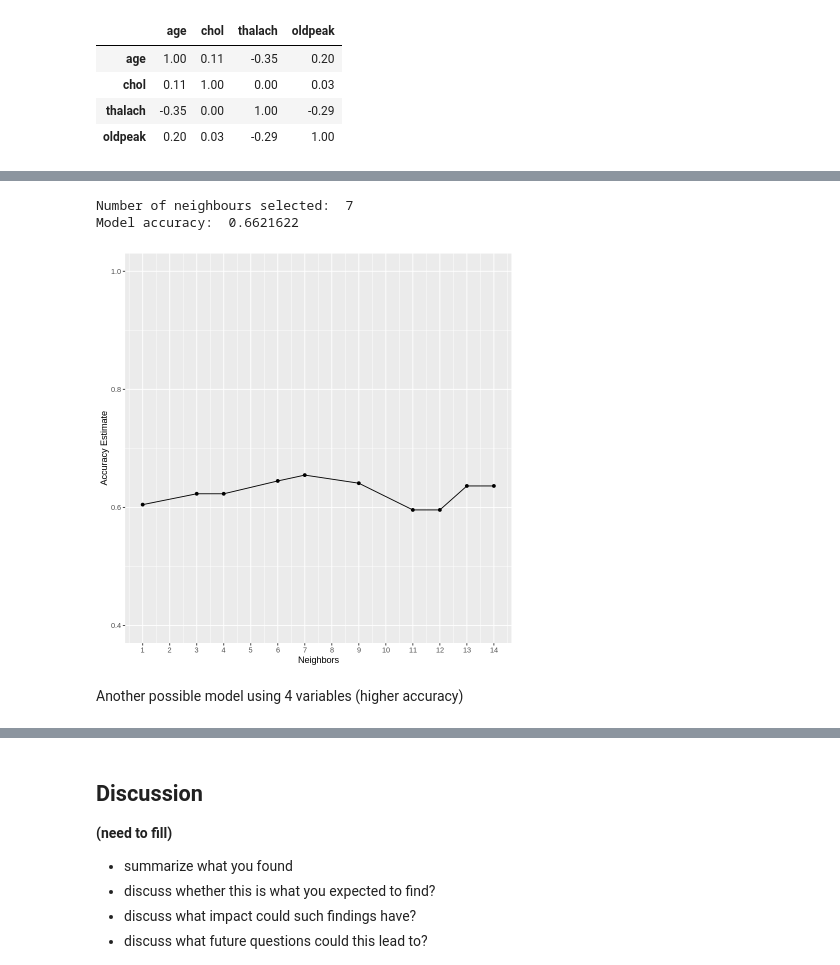
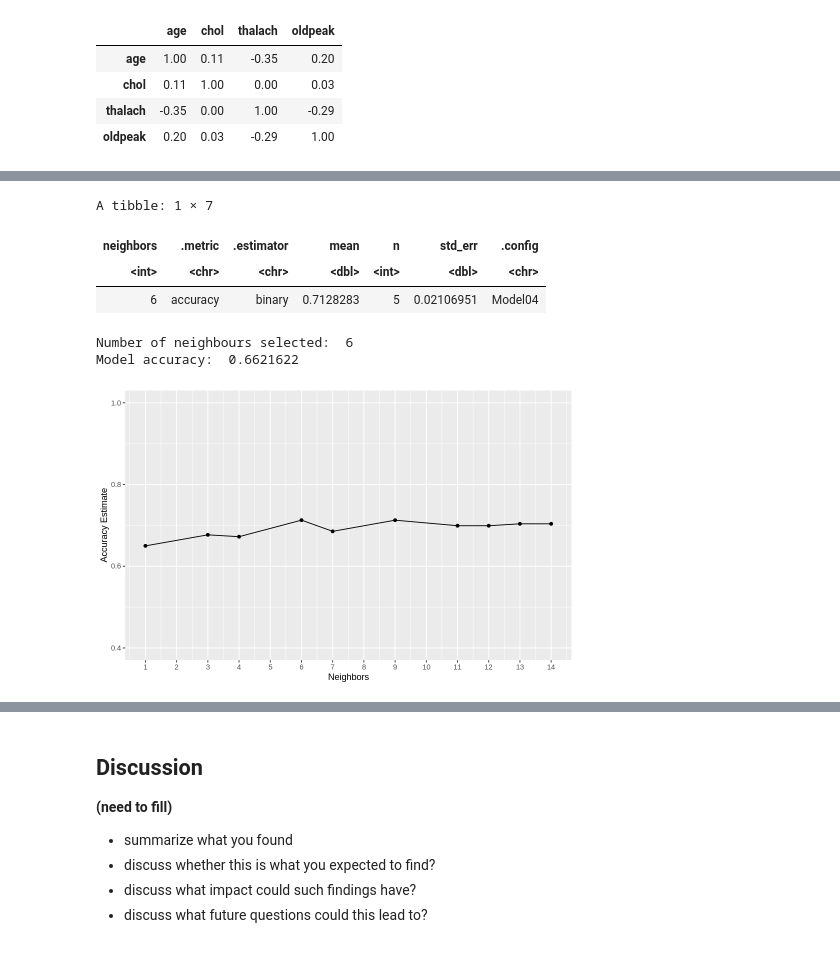
Before and after one commit to karrious/dsci-group-project-8, a Jupyter notebook: final_group_project.ipynb, the cells around one changed output, grey strips where cells are left out. Drawn from its saved outputs; the diff is of its cells as text; code cells hidden in the pictures.

Commit message:
Finish data analysis part
keep only one model for finding best k, update the three predicting variables, add description and test the accuracy using testing data.

```diff
--- a/final_group_project.ipynb
+++ b/final_group_project.ipynb
@@ -330,7 +352,7 @@ Now we perform perform the actual Data Analysis. For this, we **(need to fill)**
 set.seed(9999)
 
 # your code here
-recipe <- recipe(target ~ age + chol + thalach, data = data_train)
+recipe <- recipe(target ~ age + oldpeak + thalach, data = data_train)
 vfold <- vfold_cv(data_train, v = 5, strata = target)
 
 knn_tune <- nearest_neighbor(weight_func = "rectangular", neighbors = tune()) %>%
@@ -345,6 +367,11 @@ knn_results <- workflow() %>%
 
 accuracies <- knn_results %>%
        filter(.metric == "accuracy")
+
+
+max_accurcy<- accuracies %>% filter(mean == max(mean))
+max_accurcy
+
 
 cross_val_plot <- ggplot(accuracies, aes(x = neighbors, y = mean))+
        geom_point() +
@@ -355,35 +382,37 @@ cross_val_plot <- ggplot(accuracies, aes(x = neighbors, y = mean))+
 
 cross_val_plot
 
 k_min <- accuracies %>%
        arrange(desc(mean)) %>%
        slice(1) %>%
        pull(neighbors)
 
 # build model with thebest k
 model_best_spec <- nearest_neighbor(weight_func = "rectangular", neighbors = k_min) %>%
           set_engine("kknn") %>%
           set_mode("classification")
 
 model_best_fit <- workflow() %>%
           add_recipe(recipe) %>%
           add_model(model_best_spec) %>%
           fit(data = data_train)
 
 knn_accuracy <- model_best_fit %>%
             predict(data_test) %>%
             bind_cols(data_test) %>%
             metrics(truth = target, estimate = .pred_class) %>%
             filter(.metric == "accuracy") %>%
             select(.estimate) %>%
             pull()
 
 cat("Number of neighbours selected: ", k_min)
 cat("\n")
 cat("Model accuracy: ", knn_accuracy)
 # %% [output]
-Number of neighbours selected:  7
-Model accuracy:  0.6621622
+A tibble: 1 × 7
+| neighbors | .metric | .estimator | mean | n | std_err | .config |
+| <int> | <chr> | <chr> | <dbl> | <int> | <dbl> | <chr> |
+| 6 | accuracy | binary | 0.7128283 | 5 | 0.02106951 | Model04 |
+Number of neighbours selected:  6
+Model accuracy:  0.6621622
-[figure, old version]
+[figure, new version]
-# %% [markdown]
-Another possible model using 4 variables (higher accuracy)
```
Also changed, not shown: parts of 14 cells of this notebook.
